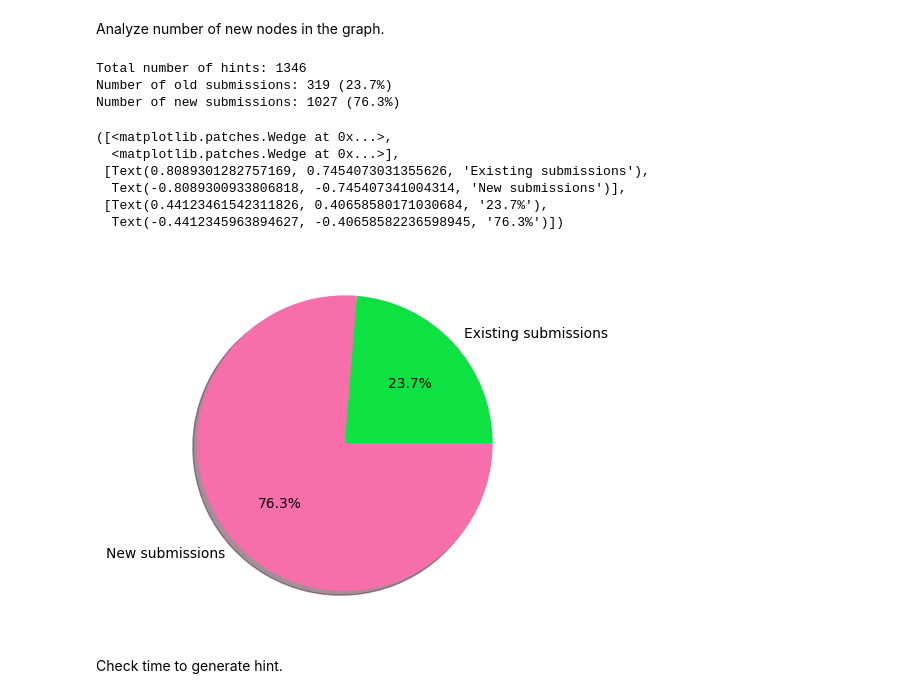
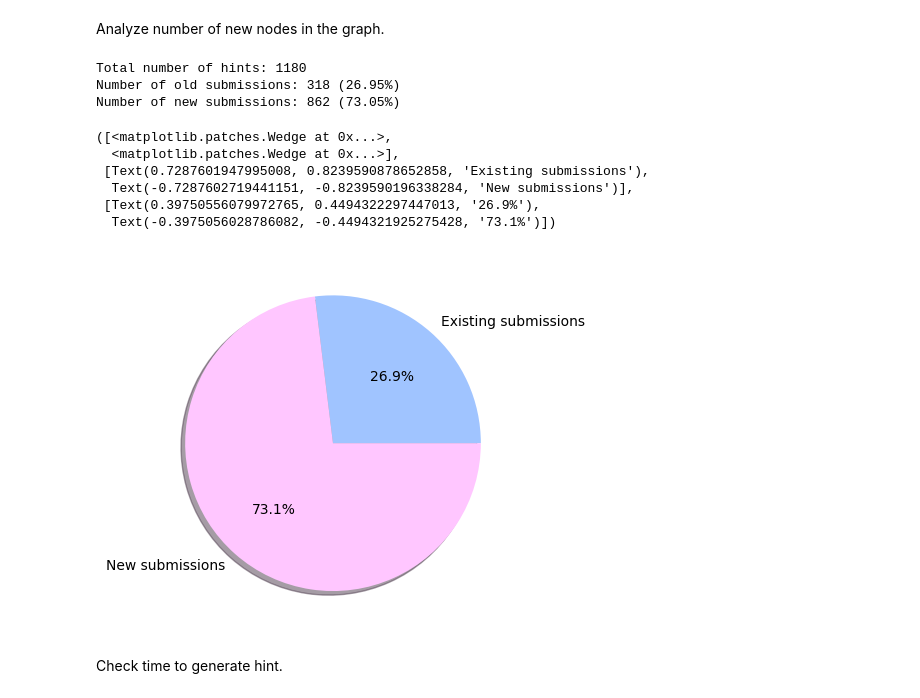
Before and after one commit to anaines14/HiGenA, a Jupyter notebook: data/data_analysis.ipynb, the cells around one changed output. Saved outputs shown, nothing was run; the diff lists cells and outputs as text; code cells hidden in the pictures.

```diff
--- a/data/data_analysis.ipynb
+++ b/data/data_analysis.ipynb
@@ -433,26 +423,26 @@ Analyze number of new nodes in the graph.
 # %%
 count = df["isNewNode"].value_counts()
 total_hints = len(df)
 
 print("Total number of hints: " + str(total_hints))
 print("Number of old submissions: " + str(count[1]) + " (" + str(round(count[1] / total_hints * 100, 2)) + "%)")
 print("Number of new submissions: " + str(count[0]) + " (" + str(round(count[0] / total_hints * 100, 2)) + "%)")
 
 data = [count[1], count[0]]
 labels = ["Existing submissions", "New submissions"]
 
-plt.pie(data, labels=labels, autopct='%1.1f%%', shadow=True, colors=["#0de242", "#f76faa"])
+plt.pie(data, labels=labels, autopct='%1.1f%%', shadow=True, colors=["#a0c4ff", "#ffc6ff"])
 # %% [output]
-Total number of hints: 1346
-Number of old submissions: 319 (23.7%)
-Number of new submissions: 1027 (76.3%)
+Total number of hints: 1180
+Number of old submissions: 318 (26.95%)
+Number of new submissions: 862 (73.05%)
 ([<matplotlib.patches.Wedge at 0x...>,
   <matplotlib.patches.Wedge at 0x...>],
- [Text(0.8089301282757169, 0.7454073031355626, 'Existing submissions'),
-  Text(-0.8089300933806818, -0.745407341004314, 'New submissions')],
- [Text(0.44123461542311826, 0.40658580171030684, '23.7%'),
-  Text(-0.4412345963894627, -0.40658582236598945, '76.3%')])
+ [Text(0.7287601947995008, 0.8239590878652858, 'Existing submissions'),
+  Text(-0.7287602719441151, -0.8239590196338284, 'New submissions')],
+ [Text(0.39750556079972765, 0.4494322297447013, '26.9%'),
+  Text(-0.3975056028786082, -0.4494321925275428, '73.1%')])
-[figure, old version]
+[figure, new version]
 # %% [markdown]
 Check time to generate hint.
 # %%
```
Also changed, not shown: parts of 28 cells of this notebook, 14 other files.
